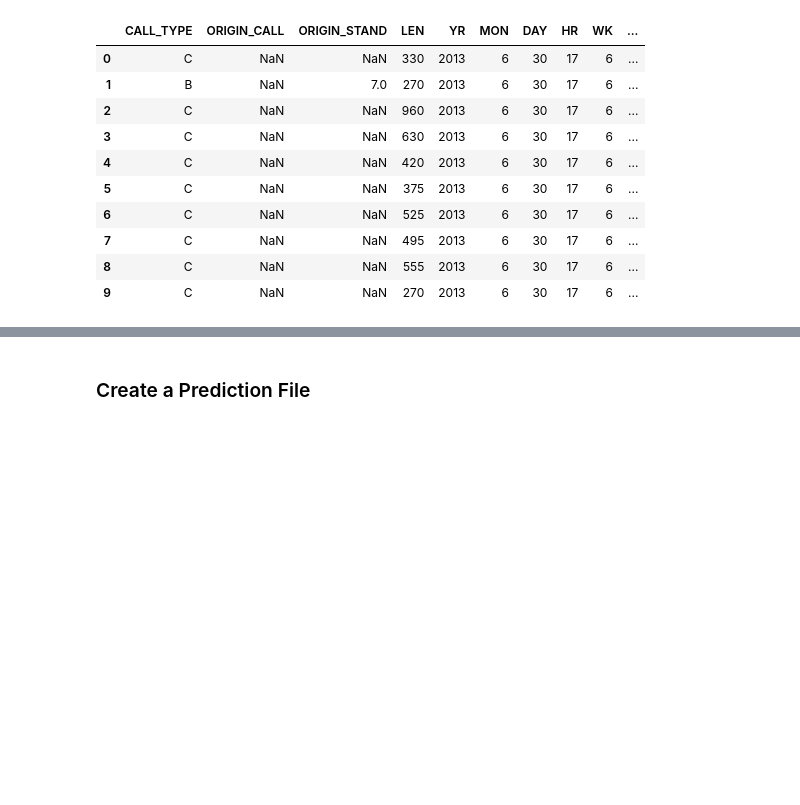
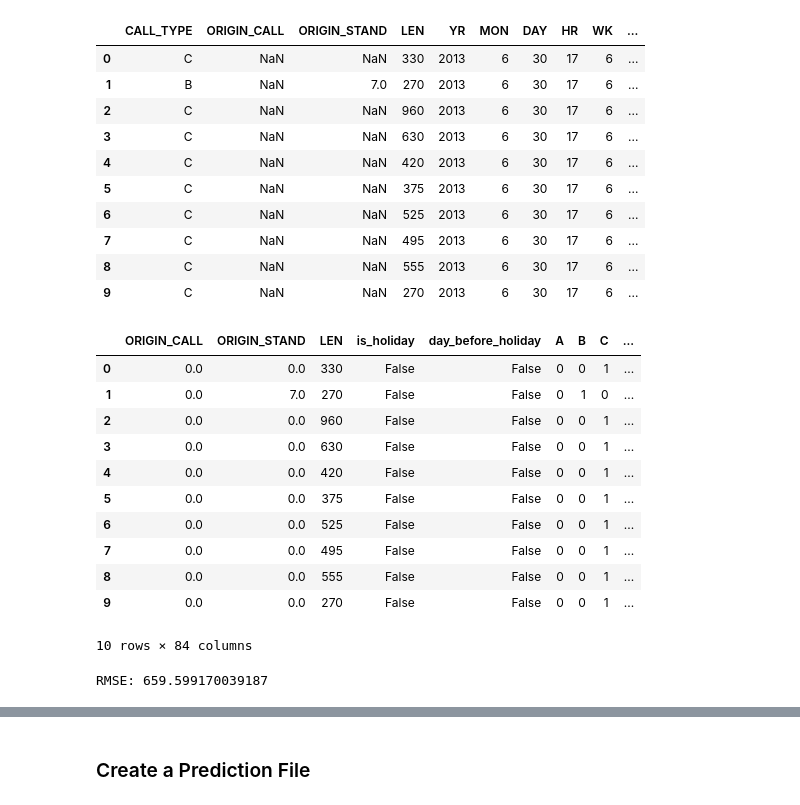
Before and after one commit to Btran206/Taxi-Fare-Predictions, a Jupyter notebook: feature_engineering_BT.ipynb, the cells around one changed output, grey strips where cells are left out. Saved outputs shown, nothing was run; the diff lists cells and outputs as text; code cells hidden in the pictures; blank space fills up the shorter version.

```diff
--- a/feature_engineering_BT.ipynb
+++ b/feature_engineering_BT.ipynb
@@ -133,0 +148,29 @@ df_tr.head(10)
+# %%
+one_hot = pd.get_dummies(df_processed['HR'], prefix= 'HR')
+df_processed = df_processed.drop('HR',axis = 1)
+df_processed = df_processed.join(one_hot)
+# %%
+one_hot = pd.get_dummies(df_processed['WK'], prefix= 'WK')
+df_processed = df_processed.drop('WK',axis = 1)
+df_processed = df_processed.join(one_hot)
+# %%
+one_hot = pd.get_dummies(df_processed['YR'])
+df_processed = df_processed.drop('YR',axis = 1)
+df_processed = df_processed.join(one_hot)
+# %%
+df_processed.fillna(0, inplace = True)
+# %%
+df_processed.head(10)
+# %% [output]
+|  | ORIGIN_CALL | ORIGIN_STAND | LEN | is_holiday | day_before_holiday | A | B | C | ... |
+| 0 | 0.0 | 0.0 | 330 | False | False | 0 | 0 | 1 | ... |
+| 1 | 0.0 | 7.0 | 270 | False | False | 0 | 1 | 0 | ... |
+| 2 | 0.0 | 0.0 | 960 | False | False | 0 | 0 | 1 | ... |
+| 3 | 0.0 | 0.0 | 630 | False | False | 0 | 0 | 1 | ... |
+| 4 | 0.0 | 0.0 | 420 | False | False | 0 | 0 | 1 | ... |
+| 5 | 0.0 | 0.0 | 375 | False | False | 0 | 0 | 1 | ... |
+| 6 | 0.0 | 0.0 | 525 | False | False | 0 | 0 | 1 | ... |
+| 7 | 0.0 | 0.0 | 495 | False | False | 0 | 0 | 1 | ... |
+| 8 | 0.0 | 0.0 | 555 | False | False | 0 | 0 | 1 | ... |
+| 9 | 0.0 | 0.0 | 270 | False | False | 0 | 0 | 1 | ... |
+10 rows × 84 columns
@@ -133,0 +183,18 @@ df_tr.head(10)
+# %%
+from sklearn.linear_model import LinearRegression
+from sklearn.model_selection import train_test_split
+from sklearn.metrics import mean_squared_error
+
+X_train, X_test, y_train, y_test = train_test_split(X, y, test_size=0.3, random_state=42)
+
+model = LinearRegression()
+
+model.fit(X_train, y_train)
+
+y_pred = model.predict(X_test)
+
+# Calculating the mean squared error
+mse = mean_squared_error(y_test, y_pred)
+print("RMSE:", np.sqrt(mse))
+# %% [output]
+RMSE: 659.599170039187
```
Also changed, not shown: parts of 10 cells of this notebook.
